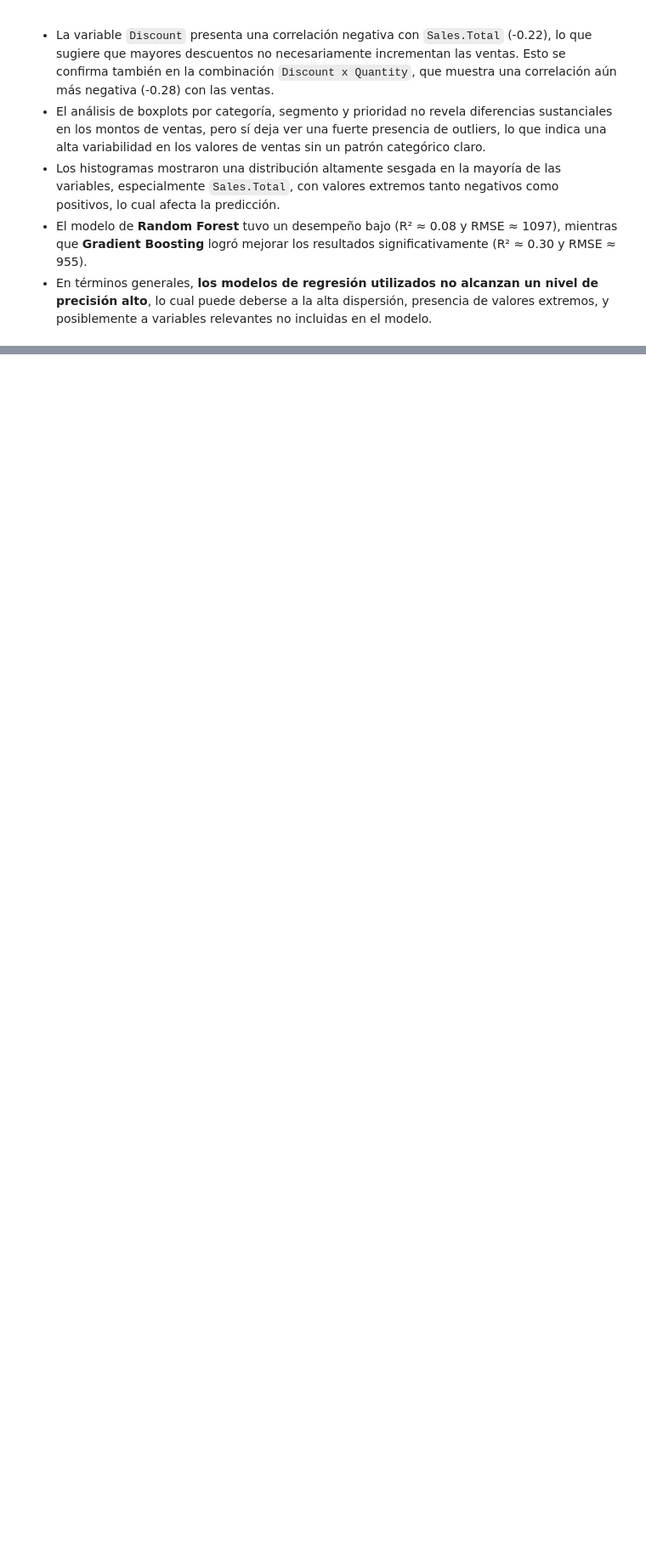
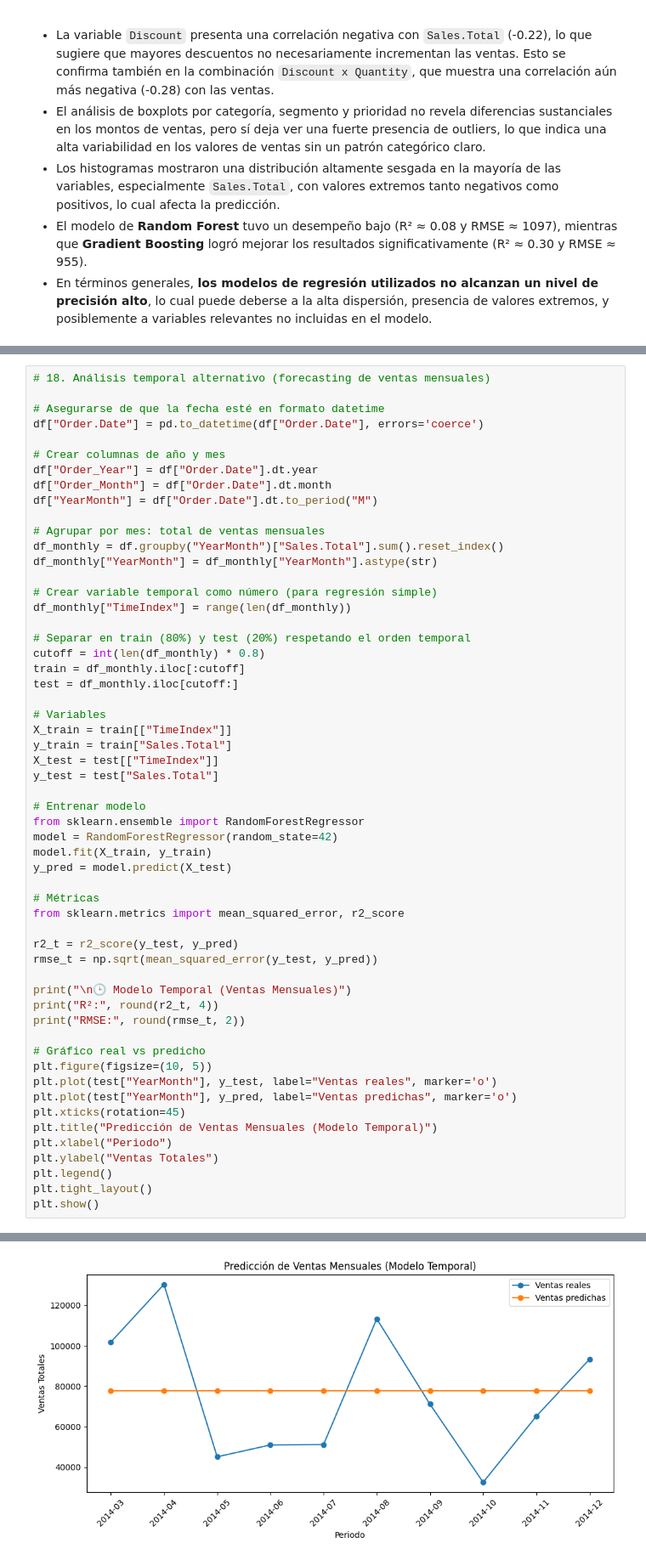
Before and after one commit to spexdj/Data_Science_II_Machine_Learning, a Jupyter notebook: EntrenamientoyOptimización_ProyectoFinal_Licastro.ipynb, the cells around one changed output, grey strips where cells are left out. Shown at 85% size. Cells and saved outputs as stored; diff of their text form; blank space fills up the shorter version.

Commit message:
Adecuación de comentarios del tutor para incluir un método de análisis adicional a la temporalidad.

```diff
--- a/EntrenamientoyOptimización_ProyectoFinal_Licastro.ipynb
+++ b/EntrenamientoyOptimización_ProyectoFinal_Licastro.ipynb
@@ -287,0 +298,57 @@ RMSE CV (GridSearch): 1007.3005848391364
+# %%
+# 18. Análisis temporal alternativo (forecasting de ventas mensuales)
+
+# Asegurarse de que la fecha esté en formato datetime
+df["Order.Date"] = pd.to_datetime(df["Order.Date"], errors='coerce')
+
+# Crear columnas de año y mes
+df["Order_Year"] = df["Order.Date"].dt.year
+df["Order_Month"] = df["Order.Date"].dt.month
+df["YearMonth"] = df["Order.Date"].dt.to_period("M")
+
+# Agrupar por mes: total de ventas mensuales
+df_monthly = df.groupby("YearMonth")["Sales.Total"].sum().reset_index()
+df_monthly["YearMonth"] = df_monthly["YearMonth"].astype(str)
+
+# Crear variable temporal como número (para regresión simple)
+df_monthly["TimeIndex"] = range(len(df_monthly))
+
+# Separar en train (80%) y test (20%) respetando el orden temporal
+cutoff = int(len(df_monthly) * 0.8)
+train = df_monthly.iloc[:cutoff]
+test = df_monthly.iloc[cutoff:]
+
+# Variables
+X_train = train[["TimeIndex"]]
+y_train = train["Sales.Total"]
+X_test = test[["TimeIndex"]]
+y_test = test["Sales.Total"]
+
+# Entrenar modelo
+from sklearn.ensemble import RandomForestRegressor
+model = RandomForestRegressor(random_state=42)
+model.fit(X_train, y_train)
+y_pred = model.predict(X_test)
+
+# Métricas
+from sklearn.metrics import mean_squared_error, r2_score
+
+r2_t = r2_score(y_test, y_pred)
+rmse_t = np.sqrt(mean_squared_error(y_test, y_pred))
+
+print("\n🕒 Modelo Temporal (Ventas Mensuales)")
+print("R²:", round(r2_t, 4))
+print("RMSE:", round(rmse_t, 2))
+
+# Gráfico real vs predicho
+plt.figure(figsize=(10, 5))
+plt.plot(test["YearMonth"], y_test, label="Ventas reales", marker='o')
+plt.plot(test["YearMonth"], y_pred, label="Ventas predichas", marker='o')
+plt.xticks(rotation=45)
+plt.title("Predicción de Ventas Mensuales (Modelo Temporal)")
+plt.xlabel("Periodo")
+plt.ylabel("Ventas Totales")
+plt.legend()
+plt.tight_layout()
+plt.show()
+# %% [output]
@@ -287,0 +358 @@ RMSE CV (GridSearch): 1007.3005848391364
+[figure, added]
```
Also changed, not shown: parts of 9 cells of this notebook.
